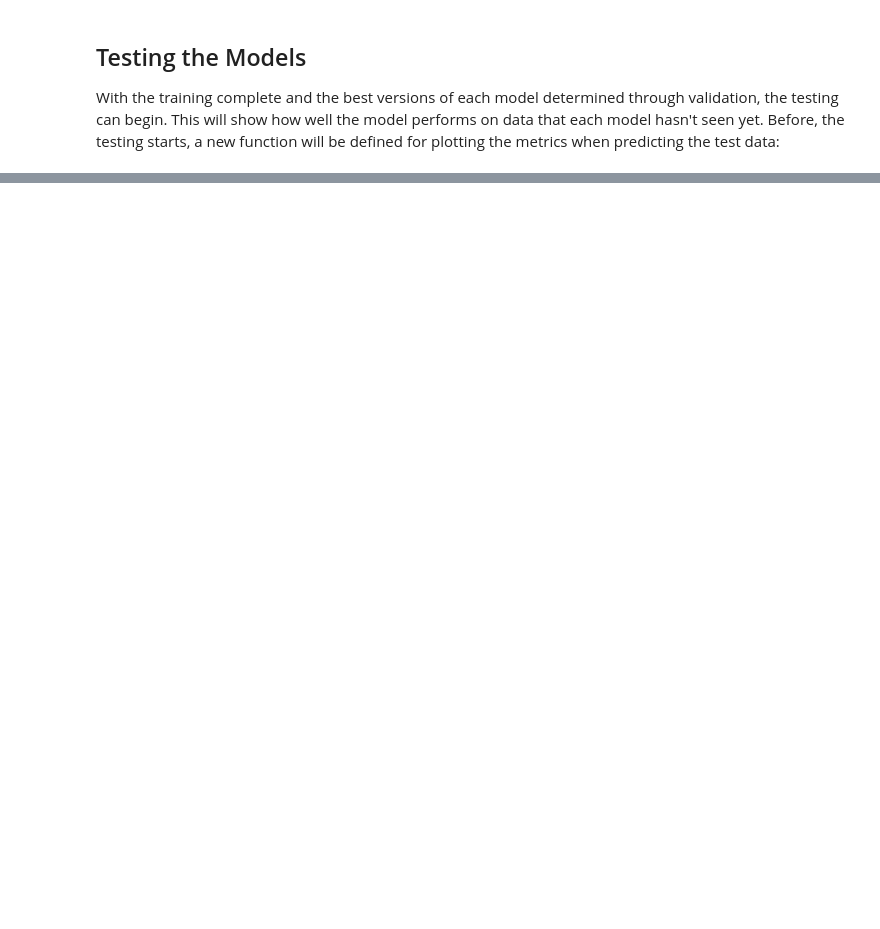
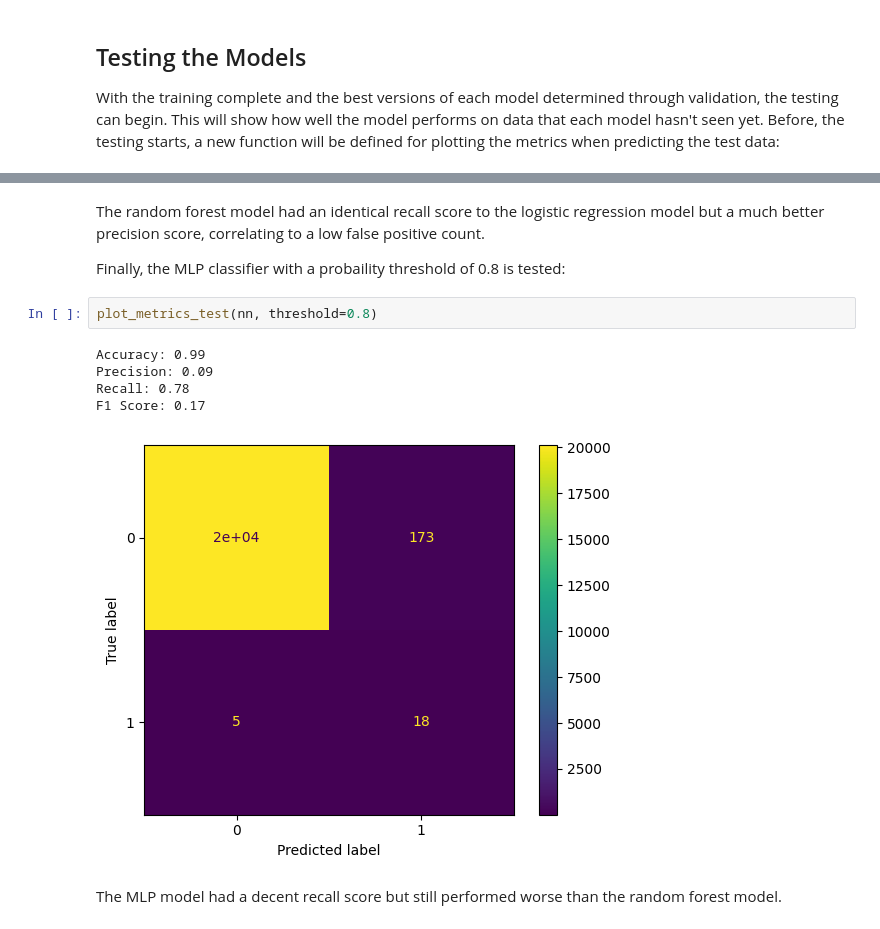
Before and after one commit to noahfrank0001/BankFraudDetection, a Jupyter notebook: analysis.ipynb, the cells around one changed output, grey strips where cells are left out. Drawn from its saved outputs; the diff is of its cells as text; blank space fills up the shorter version.

```diff
--- a/analysis.ipynb
+++ b/analysis.ipynb
@@ -600,0 +638,14 @@ plot_metrics_test(lr)
+# %% [markdown]
+The random forest model had an identical recall score to the logistic regression model but a much better precision score, correlating to a low false positive count.
+
+Finally, the MLP classifier with a probaility threshold of 0.8 is tested:
+# %%
+plot_metrics_test(nn, threshold=0.8)
+# %% [output]
+Accuracy: 0.99
+Precision: 0.09
+Recall: 0.78
+F1 Score: 0.17
+[figure, added]
+# %% [markdown]
+The MLP model had a decent recall score but still performed worse than the random forest model.
```
Also changed, not shown: parts of 22 cells of this notebook.
